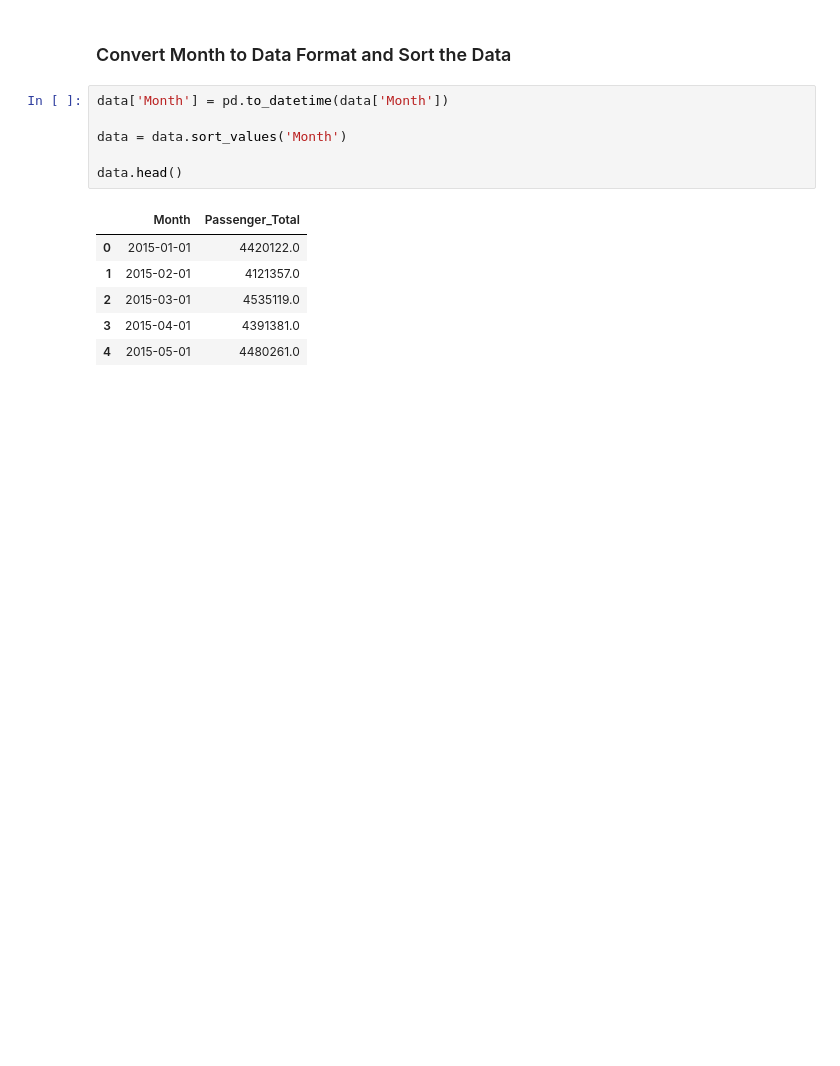
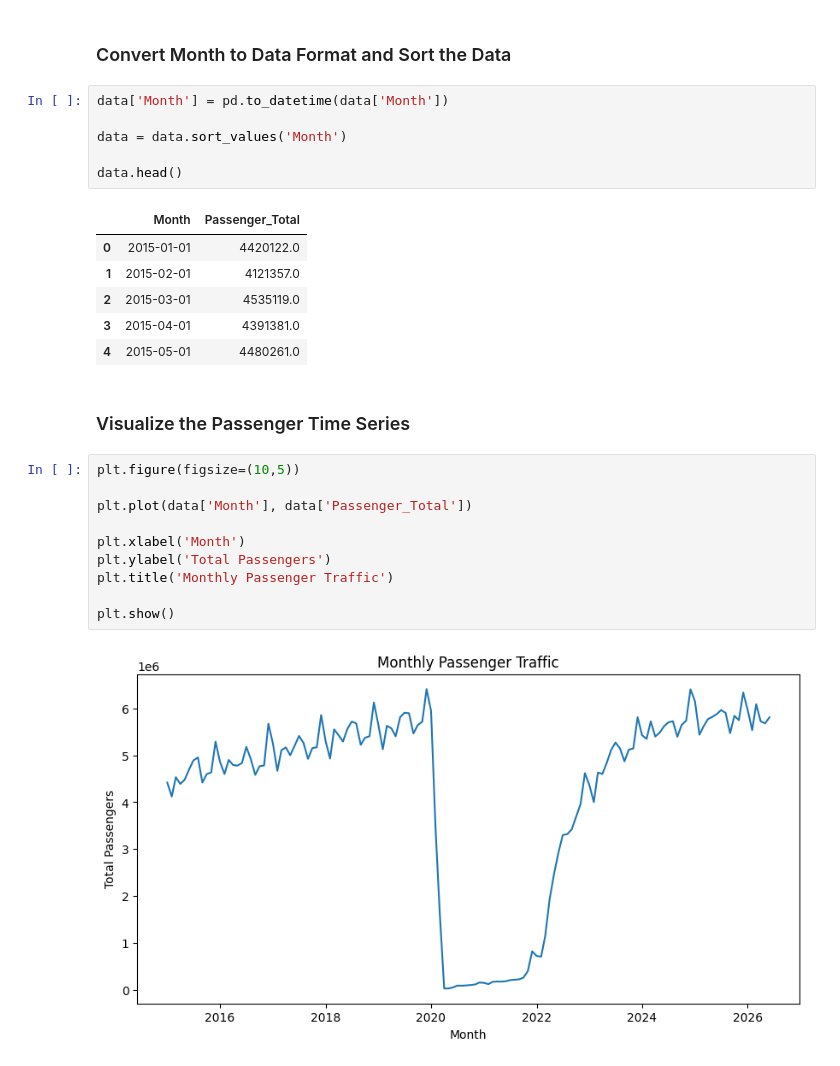
Before and after one commit to AbhishekShah272002/Deep-Learning-and-NLP, a Jupyter notebook: Air_Traffic_Movements_Using_RNN_.ipynb, the cells around one changed output. Saved outputs shown, nothing was run; the diff lists cells and outputs as text; blank space fills up the shorter version.

```diff
--- a/Air_Traffic_Movements_Using_RNN_.ipynb
+++ b/Air_Traffic_Movements_Using_RNN_.ipynb
@@ -118,3 +119,17 @@ data.head()
 | 2 | 2015-03-01 | 4535119.0 |
 | 3 | 2015-04-01 | 4391381.0 |
 | 4 | 2015-05-01 | 4480261.0 |
+# %% [markdown]
+### Visualize the Passenger Time Series
+# %%
+plt.figure(figsize=(10,5))
+
+plt.plot(data['Month'], data['Passenger_Total'])
+
+plt.xlabel('Month')
+plt.ylabel('Total Passengers')
+plt.title('Monthly Passenger Traffic')
+
+plt.show()
+# %% [output]
+[figure, added]
```
Also changed, not shown: parts of 1 cell of this notebook.
